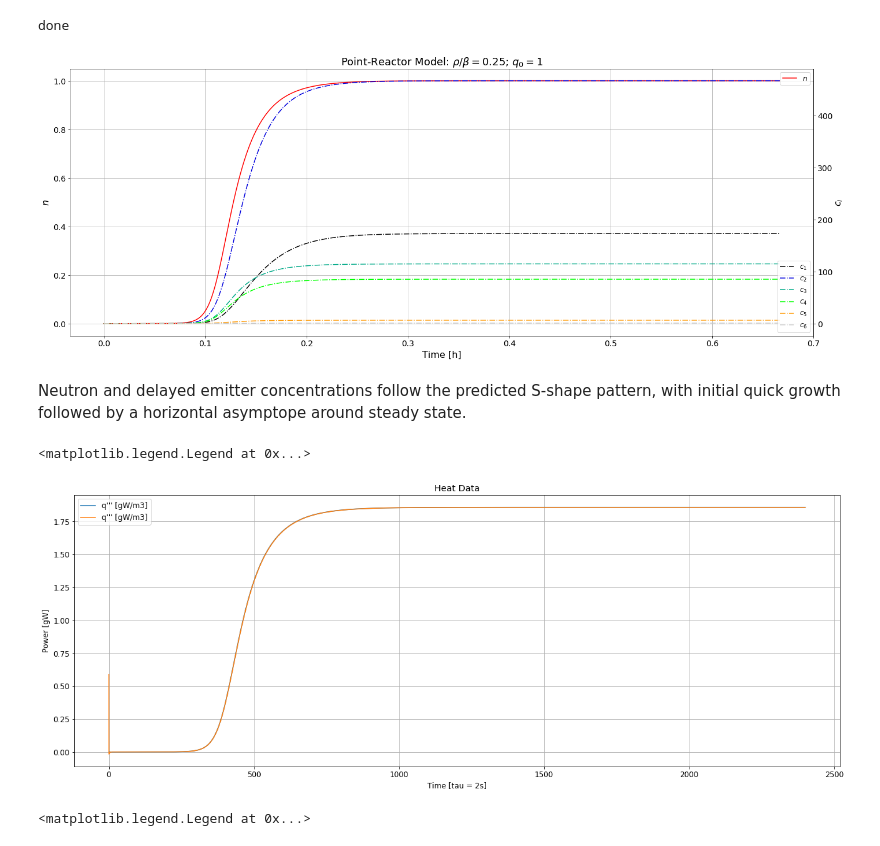
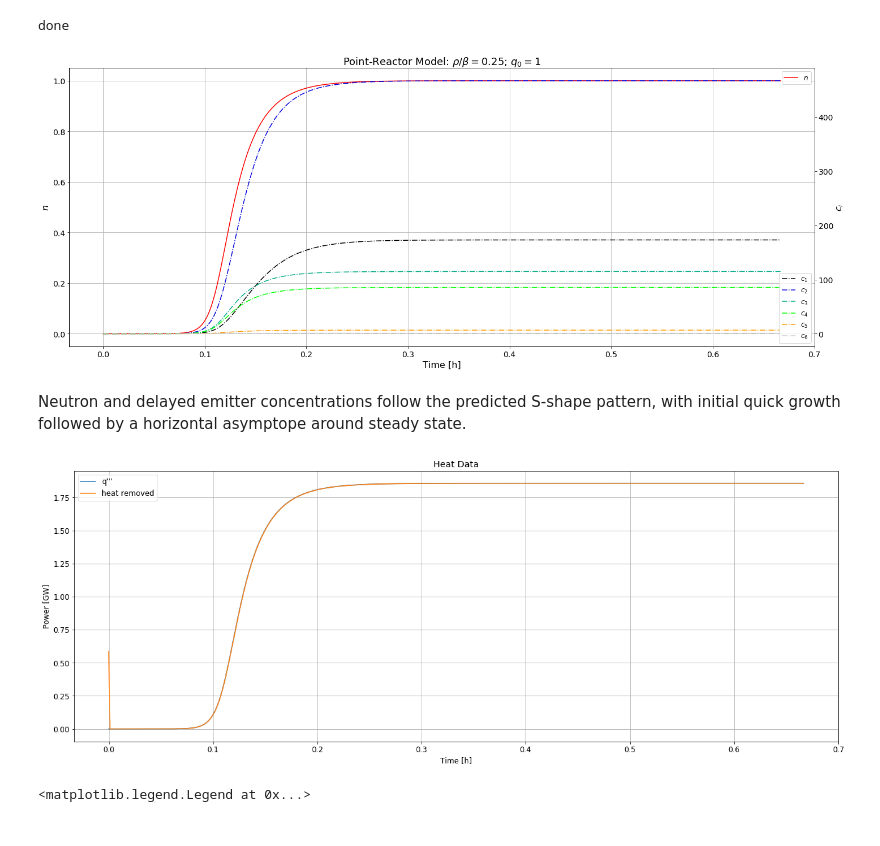
Before and after one commit to dpploy/engy-4350, a Jupyter notebook: notebooks/05-bwr-two-temperature-pt-reactor-A.ipynb, the cells around one changed output. Saved outputs shown, nothing was run; the diff lists cells and outputs as text; code cells hidden in the pictures.

```diff
--- a/notebooks/05-bwr-two-temperature-pt-reactor-A.ipynb
+++ b/notebooks/05-bwr-two-temperature-pt-reactor-A.ipynb
@@ -1309,7 +1307,7 @@ setup_initial_conditions(params)
 import scipy.constants as const
 
 time_final    = 40 * const.minute
-n_time_stamps = 10000 # number of solution values in time
+n_time_stamps = 500 # number of solution values in time
 
 params['time_final']    = time_final
 params['n_time_stamps'] = n_time_stamps
@@ -1323,23 +1321,23 @@ done
 # %%
 plot_results(u_vec_history, params)
 # %% [output]
-[figure, old version]
+[figure, new version]
 # %% [markdown]
 Neutron and delayed emitter concentrations follow the predicted S-shape pattern, with initial quick growth followed by a horizontal asymptope around steady state.
 # %%
 import matplotlib.pyplot as plt
 heat_data = quantities1(u_vec_history, params, params['time_stamps'])
 plt.figure(figsize=(22, 8))
-plt.plot(params['time_stamps'], heat_data["q''' [gW/m3]"], params['time_stamps'], heat_data["heat removed [gW/m3]"])
+plt.plot(params['time_stamps']/3600, heat_data["q''' [gW/m3]"], params['time_stamps']/3600, heat_data["heat removed [gW/m3]"])
 plt.grid()
 plt.rc('font', size=12)
-plt.xlabel('Time [tau = 2s]')
-plt.ylabel('Power [gW]')
+plt.xlabel('Time [h]')
+plt.ylabel('Power [GW]')
 plt.title('Heat Data')
-plt.legend()
+plt.legend(["q'''", "heat removed"])
+plt.show()
 # %% [output]
-<matplotlib.legend.Legend at 0x...>
-[figure, old version]
+[figure, new version]
 # %%
 quants = quantities3(u_vec_history, params, params['time_stamps'])
 plt.figure(figsize=(22, 8))
```
Also changed, not shown: parts of 6 cells of this notebook, 1 other file.
